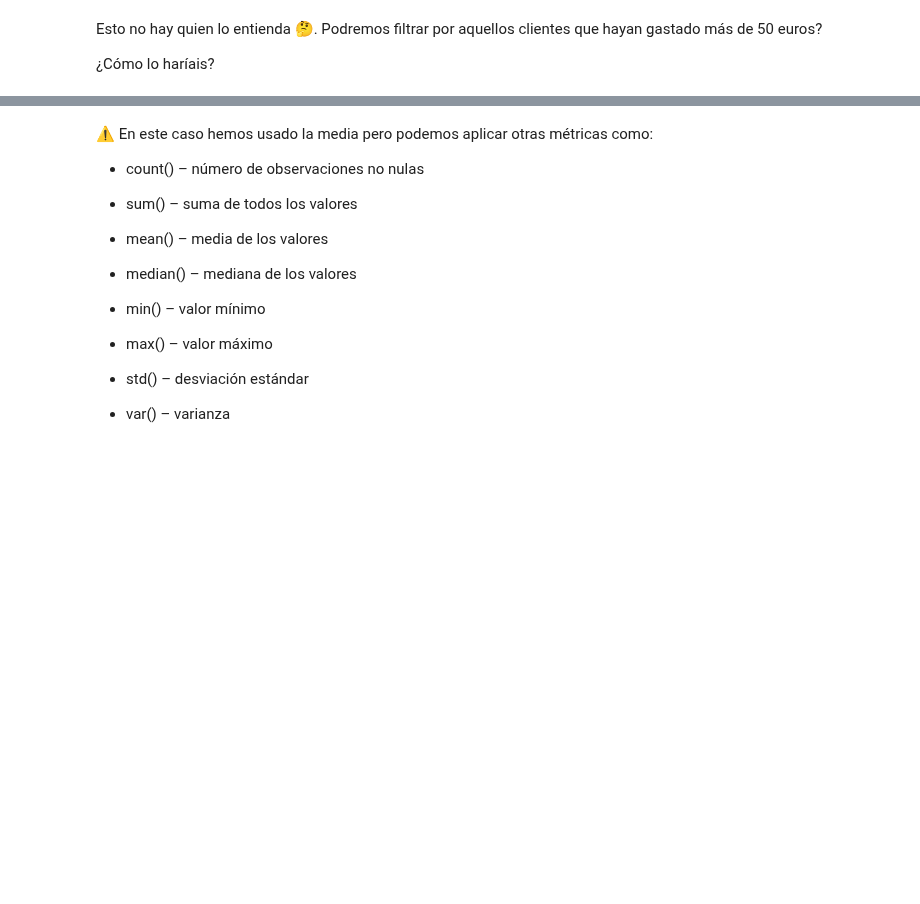
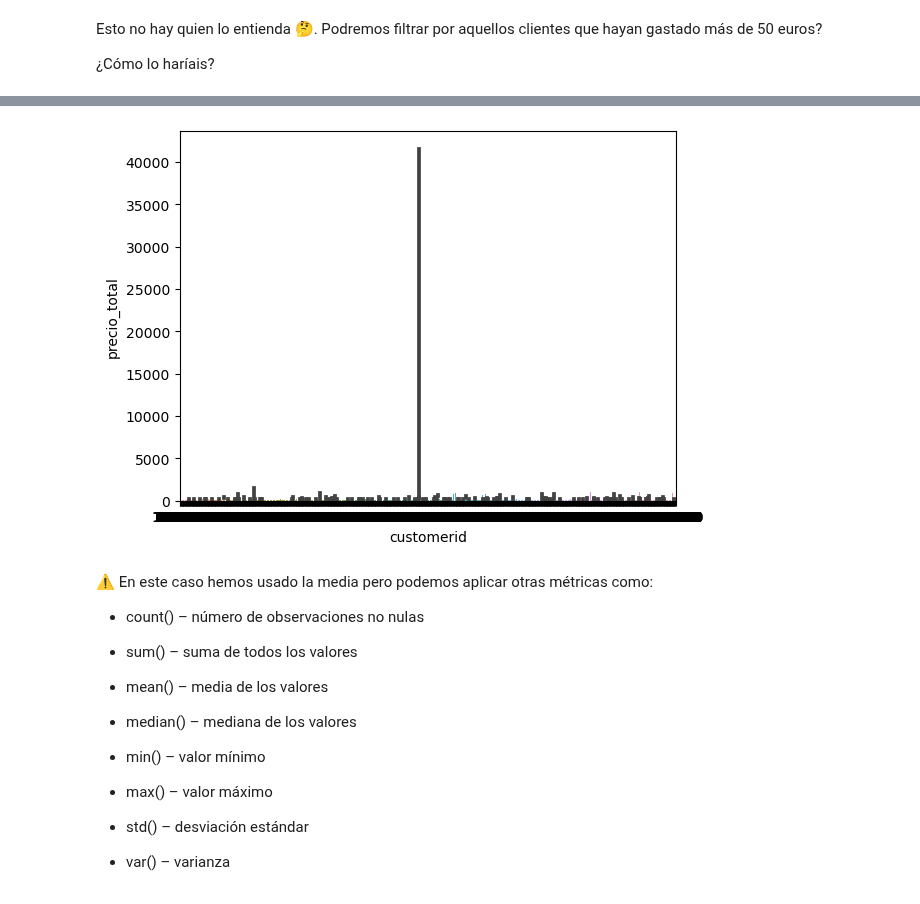
Before and after one commit to Ironhack-Data-Madrid-PartTime-May22/apuntes_clases, a Jupyter notebook: semana-04/4.2-Mas-Pandas.ipynb, the cells around one changed output, grey strips where cells are left out. Saved outputs shown, nothing was run; the diff lists cells and outputs as text; code cells hidden in the pictures; blank space fills up the shorter version.

```diff
--- a/semana-04/4.2-Mas-Pandas.ipynb
+++ b/semana-04/4.2-Mas-Pandas.ipynb
@@ -188,3 +997,7 @@ Y con este *dataframe* ya podemos hacer cositas, como por ejemplo hacer una graf
 Esto no hay quien lo entienda 🤔. Podremos filtrar por aquellos clientes que hayan gastado más de 50 euros?
 
 ¿Cómo lo haríais?
+# %%
+df_mejores = grupo[grupo["precio_total"]> 50]
+
+df_mejores.head()
@@ -191,3 +1012,8 @@ Esto no hay quien lo entienda 🤔. Podremos filtrar por aquellos clientes que h
+# %%
+# creamos nuestra nueva grafiquita
+sns.barplot(data = df_mejores, x = "customerid", y = "precio_total");
+# %% [output]
+[figure, added]
 # %% [markdown]
 ⚠️ En este caso hemos usado la media pero podemos aplicar otras métricas como:
 
```
Also changed, not shown: parts of 103 cells of this notebook, 1 other file.
